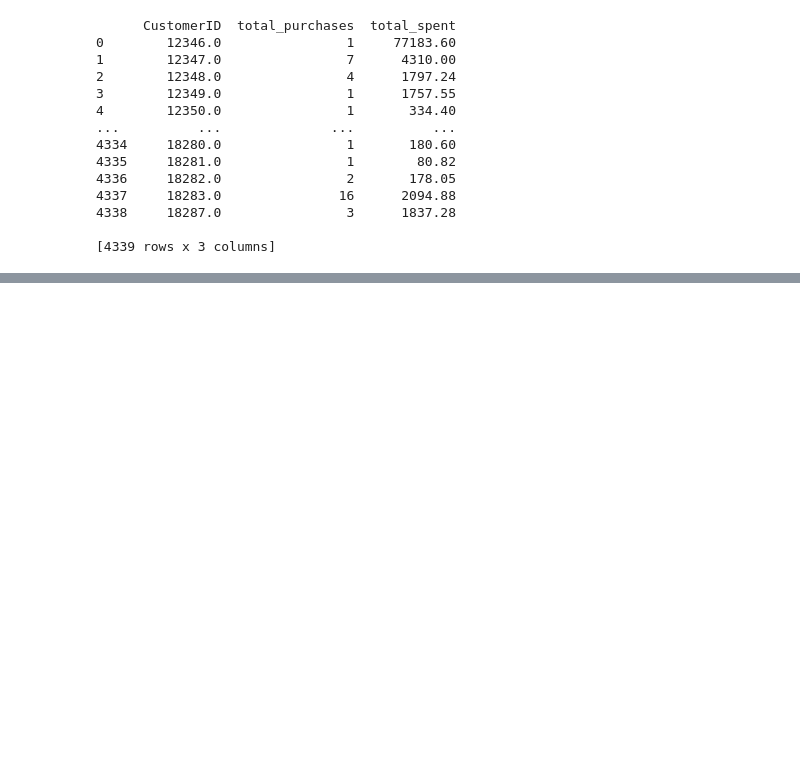
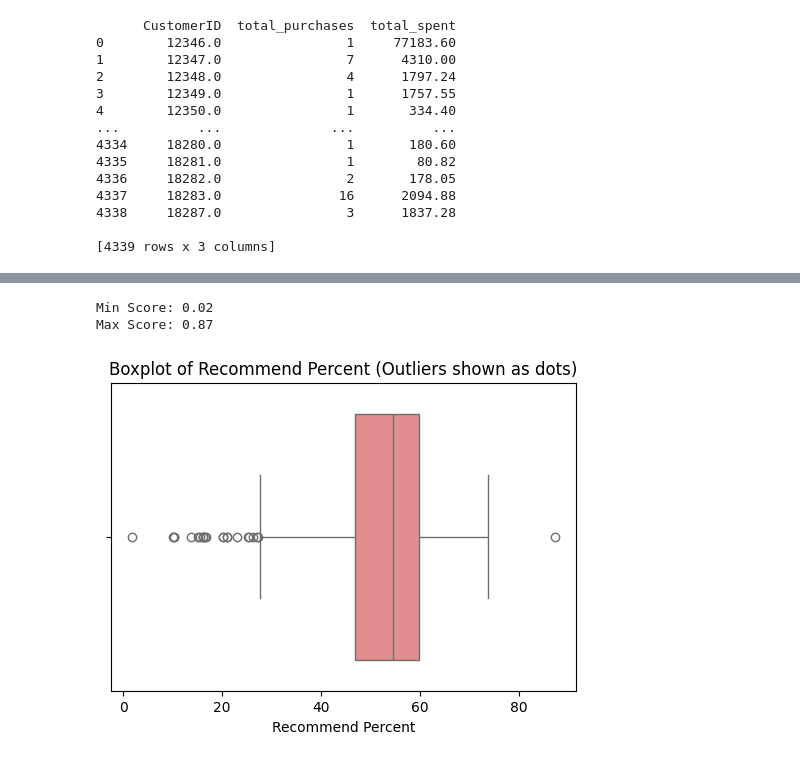
Before and after one commit to UDLHS/Employee-Attrition, a Jupyter notebook: notebooks/model_building.ipynb, the cells around one changed output, grey strips where cells are left out. Drawn from its saved outputs; the diff is of its cells as text; code cells hidden in the pictures; blank space fills up the shorter version.

```diff
--- a/notebooks/model_building.ipynb
+++ b/notebooks/model_building.ipynb
@@ -926,3 +894,11 @@ fullData
 4372 rows × 10 columns
 # %%
 ## oh my god. hardest part is done.......
+# %%
+# Create flags for meaningful zeros
+fullData['no_returns'] = (fullData['TotalReturns_x'] == 0).astype(int)
+fullData['new_customer'] = (fullData['avg_date_diff_days'] == 0).astype(int)
+fullData['value_shopper'] = (fullData['premium_item_ratio_x'] == 0).astype(int)
+
+# Handle avg_date_diff_days zeros
+fullData['avg_date_diff_days'] = fullData['avg_date_diff_days'].replace(0, 999)
@@ -928,0 +925,8 @@ fullData
+# %%
+copyData = fullData.copy()
+
+# Normalize spend and premium ratio
+scaler = MinMaxScaler()
+copyData[['SpendNorm','PremiumRatioNorm']] = scaler.fit_transform(
+    copyData[['TotalSpent_x','premium_item_ratio_x']]
+)
@@ -928,0 +949,12 @@ fullData
+# %%
+# Calculate Recommend Score
+copyData['RecommendScore'] = (
+    0.3 * copyData['SpendNorm'] +
+    0.25 * (1 - copyData['ReturnRate_x']) +
+    0.2 * copyData['PremiumRatioNorm'] +
+    0.15 * copyData['no_returns'] +
+    0.1 * (1 - copyData['new_customer'])
+)
+
+# Convert to percentage
+copyData['RecommendPercent'] = copyData['RecommendScore'] * 100
@@ -928,0 +977,14 @@ fullData
+# %%
+print(f"Min Score: {copyData['RecommendScore'].min():.2f}")
+print(f"Max Score: {copyData['RecommendScore'].max():.2f}")
+# %% [output]
+Min Score: 0.02
+Max Score: 0.87
+# %%
+plt.figure(figsize=(6,4))
+sns.boxplot(x=copyData['RecommendPercent'], color="lightcoral")
+plt.title("Boxplot of Recommend Percent (Outliers shown as dots)")
+plt.xlabel("Recommend Percent")
+plt.show()
+# %% [output]
+[figure, added]
```
Also changed, not shown: parts of 38 cells of this notebook.
